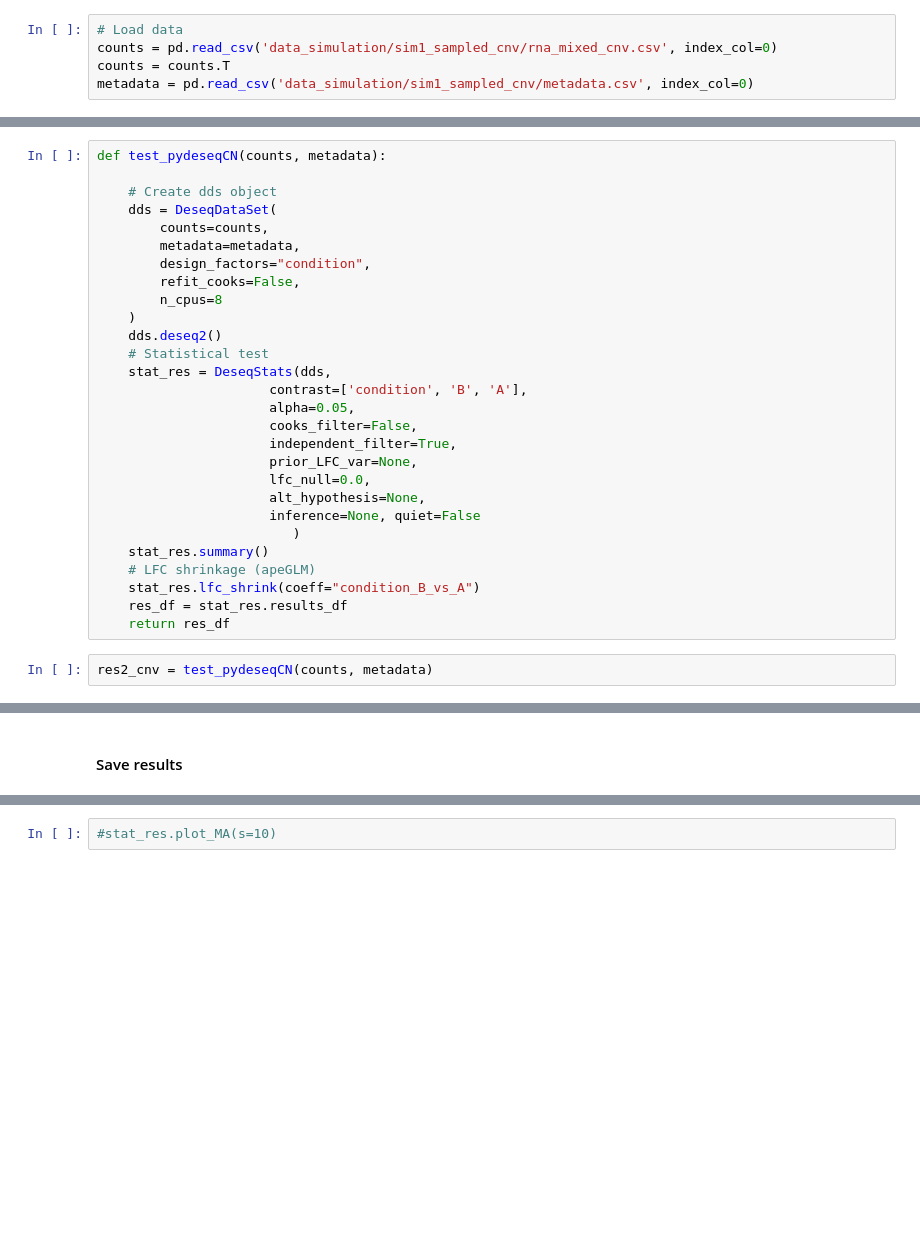
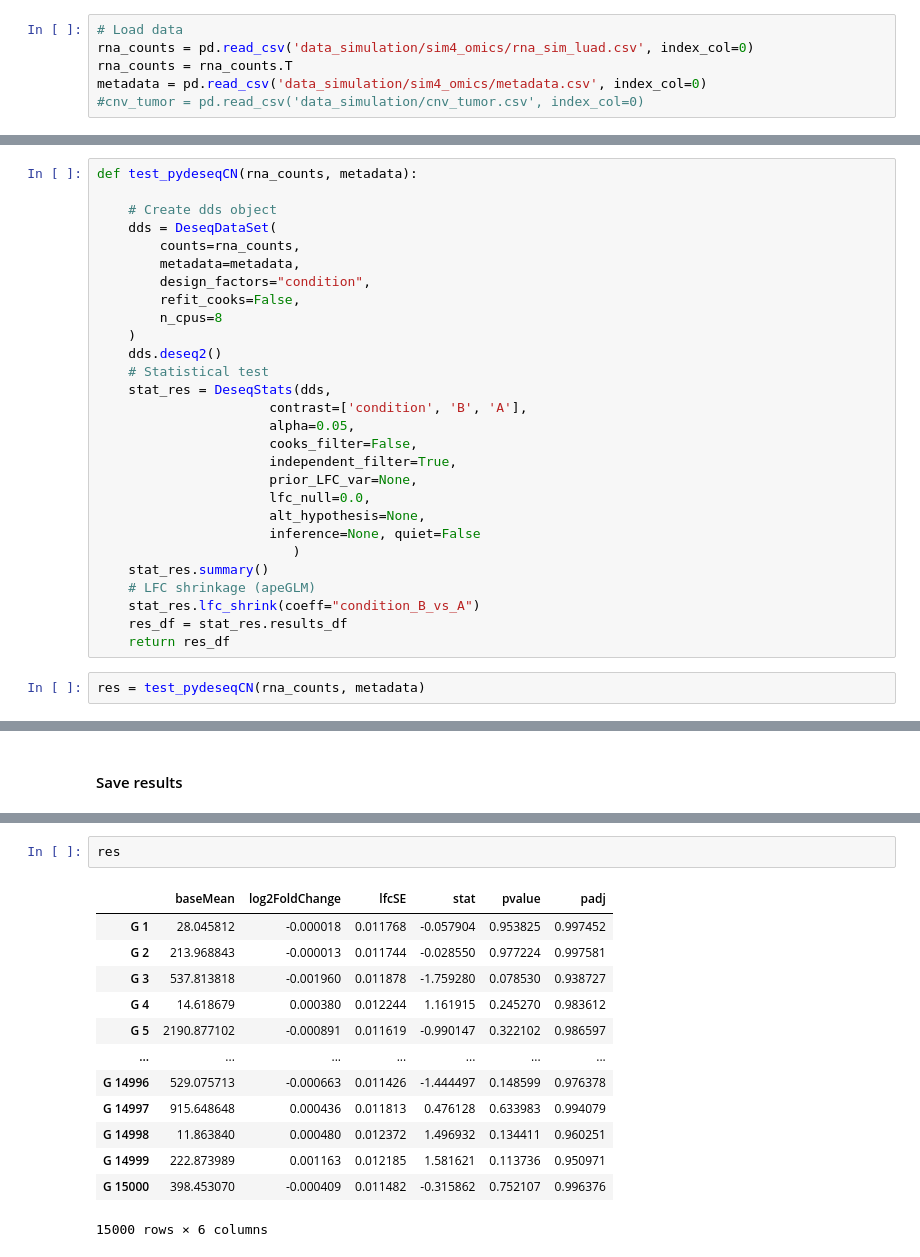
Before and after one commit to Katerina10-cloud/CN-aware-DGE, a Jupyter notebook: Python /pydeseq2CN.ipynb, the cells around one changed output, grey strips where cells are left out. Saved outputs shown, nothing was run; the diff lists cells and outputs as text; blank space fills up the shorter version.

```diff
--- a/Python /pydeseq2CN.ipynb
+++ b/Python /pydeseq2CN.ipynb
@@ -959,6 +959,7 @@ class DeseqDataSet(ad.AnnData):
             )
 # %%
 # Load data
-counts = pd.read_csv('data_simulation/sim1_sampled_cnv/rna_mixed_cnv.csv', index_col=0)
-counts = counts.T
-metadata = pd.read_csv('data_simulation/sim1_sampled_cnv/metadata.csv', index_col=0)
+rna_counts = pd.read_csv('data_simulation/sim4_omics/rna_sim_luad.csv', index_col=0)
+rna_counts = rna_counts.T
+metadata = pd.read_csv('data_simulation/sim4_omics/metadata.csv', index_col=0)
+#cnv_tumor = pd.read_csv('data_simulation/cnv_tumor.csv', index_col=0)
@@ -965,9 +1000,9 @@ metadata = pd.read_csv('data_simulation/sim1_sampled_cnv/metadata.csv', index_co
 # %%
-def test_pydeseqCN(counts, metadata):
+def test_pydeseqCN(rna_counts, metadata):
 
     # Create dds object
     dds = DeseqDataSet(
-        counts=counts,
+        counts=rna_counts,
         metadata=metadata,
         design_factors="condition",
         refit_cooks=False,
@@ -991,6 +1026,6 @@ def test_pydeseqCN(counts, metadata):
     res_df = stat_res.results_df
     return res_df
 # %%
-res2_cnv = test_pydeseqCN(counts, metadata)
+res = test_pydeseqCN(rna_counts, metadata)
 # %% [output]
 Fitting size factors...
@@ -1040,2 +1088,16 @@ res2_cnv.to_csv(os.path.join(OUTPUT_PATH, "res2_cnv.csv"))
 # %%
-#stat_res.plot_MA(s=10)
+res
+# %% [output]
+|  | baseMean | log2FoldChange | lfcSE | stat | pvalue | padj |
+| G 1 | 28.045812 | -0.000018 | 0.011768 | -0.057904 | 0.953825 | 0.997452 |
+| G 2 | 213.968843 | -0.000013 | 0.011744 | -0.028550 | 0.977224 | 0.997581 |
+| G 3 | 537.813818 | -0.001960 | 0.011878 | -1.759280 | 0.078530 | 0.938727 |
+| G 4 | 14.618679 | 0.000380 | 0.012244 | 1.161915 | 0.245270 | 0.983612 |
+| G 5 | 2190.877102 | -0.000891 | 0.011619 | -0.990147 | 0.322102 | 0.986597 |
+| ... | ... | ... | ... | ... | ... | ... |
+| G 14996 | 529.075713 | -0.000663 | 0.011426 | -1.444497 | 0.148599 | 0.976378 |
+| G 14997 | 915.648648 | 0.000436 | 0.011813 | 0.476128 | 0.633983 | 0.994079 |
+| G 14998 | 11.863840 | 0.000480 | 0.012372 | 1.496932 | 0.134411 | 0.960251 |
+| G 14999 | 222.873989 | 0.001163 | 0.012185 | 1.581621 | 0.113736 | 0.950971 |
+| G 15000 | 398.453070 | -0.000409 | 0.011482 | -0.315862 | 0.752107 | 0.996376 |
+15000 rows × 6 columns
```
Also changed, not shown: parts of 7 cells of this notebook, 2 other files.
